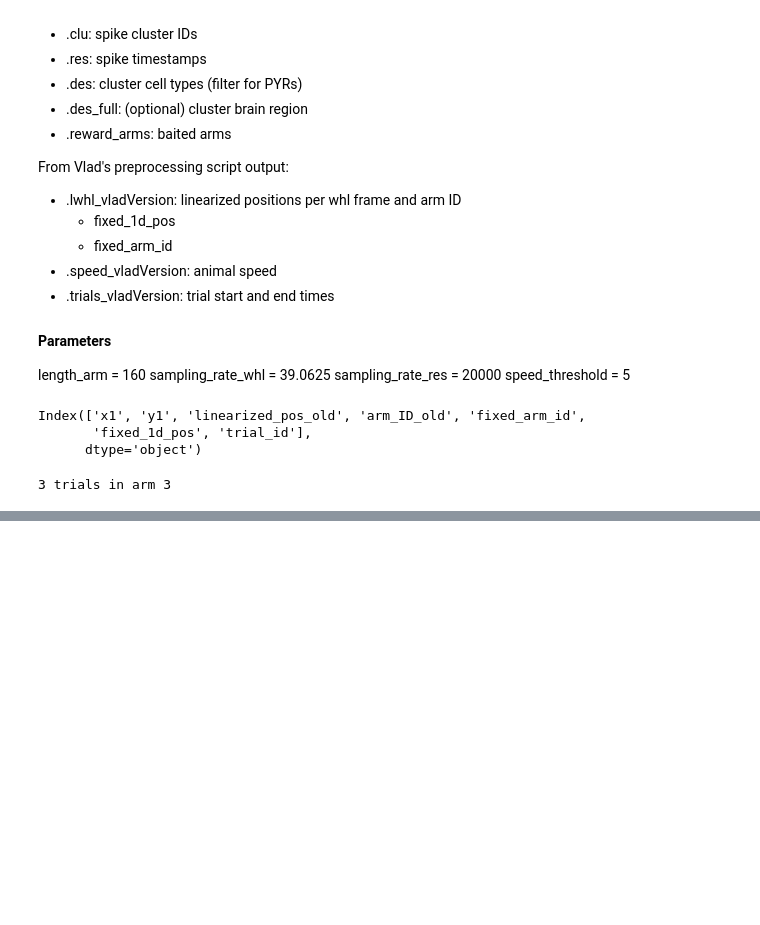
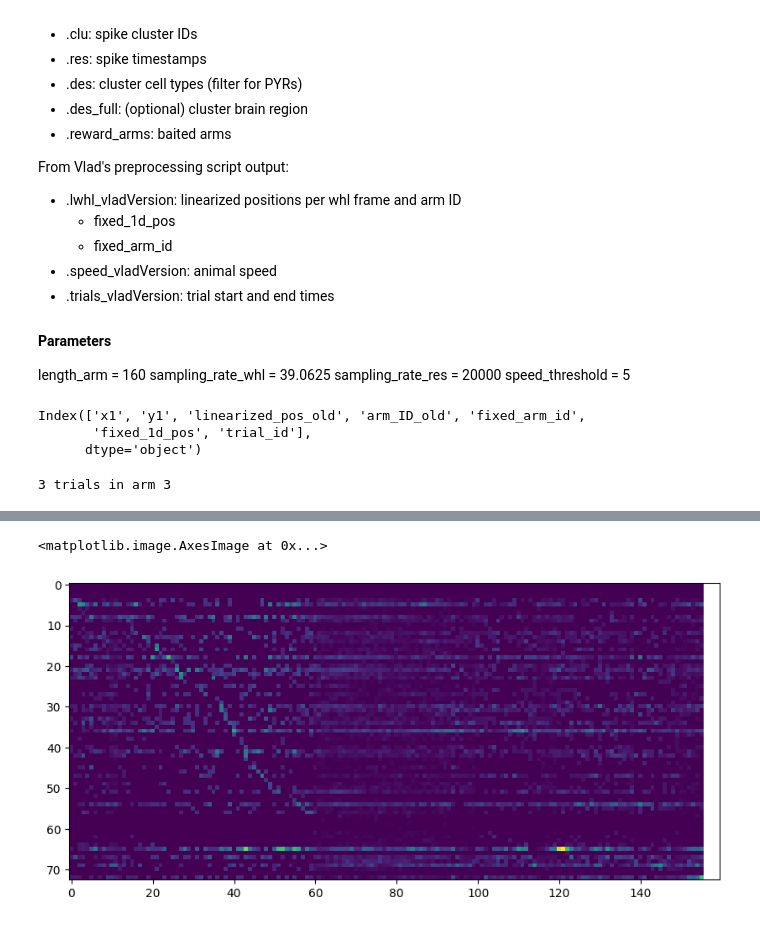
Before and after one commit to acumpelik/mPFC-analysis, a Jupyter notebook: rate_maps.ipynb, the cells around one changed output, grey strips where cells are left out. Saved outputs shown, nothing was run; the diff lists cells and outputs as text; code cells hidden in the pictures; blank space fills up the shorter version.

```diff
--- a/rate_maps.ipynb
+++ b/rate_maps.ipynb
@@ -136,0 +181,74 @@ Text(0.5, 0, 'Time (s)')
+# %%
+##### Rate map #####
+# DONE Make a skeleton of the rate map that's [cells x nbins]
+# Generate an occupancy matrix: time spent per bin
+# Compute the total number of spikes for each cell per bin
+# Divide spikes/occupancy
+# Convert to Hz.
+# Smooth
+# Sort by peak bin
+
+########
+# Isolate PFC PYRs
+pp_mask = des == "pp" # identify pp clusters from des file
+pp_clusters = np.where(pp_mask)[0] # return pp cluster IDs
+spike_mask_pp = pp_mask[clu] # identify pp spikes
+res_pp = res[spike_mask_pp] # return pp timestamps
+clu_pp = clu[spike_mask_pp] # return corresponding pp clusters
+########################
+
+cid_to_row = {cid: i for i, cid in enumerate(pp_ids)}
+
+n_bins = length_arm
+bin_edges = np.arange(n_bins + 1)
+rate_map = np.zeros((n_clusters, n_bins), dtype=float)
+occupancy_map = np.zeros(n_bins, dtype=float)
+spike_counts = np.zeros((n_clusters, n_bins), dtype=float)
+
+for start_frame, end_frame in trial_subset: # in whl sampling rate
+    # occupancy
+    pos = fixed_1d_pos[start_frame:end_frame] # positions visited during trial
+    counts, _ = np.histogram(pos, bins=bin_edges) # counts for each bin
+    occupancy_map += counts / sampling_rate_whl # convert to seconds
+
+    # spikes
+    # convert whl frame indices to res timestamp indices
+    start_res = int(start_frame*sr_conversion)
+    end_res = int(end_frame*sr_conversion)
+    # select spikes that fall within trial
+    mask = (res_pp >= start_res) & (res_pp <= end_res)
+    spike_whl_positions = (res_pp[mask]/sr_conversion).astype(int) # assign each spike to a whl frame/position
+    spike_bins = np.floor(fixed_1d_pos[spike_whl_positions]).astype(int)
+    spike_bins = np.clip(spike_bins, 0, n_bins - 1) # filters out 160 and -1 values; will try without it first
+
+    for cluster_id, bin in zip(clu_pp[mask], spike_bins):
+        row = cid_to_row.get(cluster_id)
+        if row is not None:
+            spike_counts[row][bin] += 1
+        # spike_counts[clu_id_to_row[cluster_id], bin] += 1
+
+valid = occupancy_map >= 0.05
+rate_map = np.full_like(spike_counts, np.nan, dtype=float)
+rate_map[:, valid] = spike_counts[:, valid] / occupancy_map[valid]
+
+# max_fr = np.nanmax(rate_map, axis=1, keepdims=True)
+# max_fr[max_fr == 0] = np.nan #ideally should filter out silent cells beforehand
+#
+# for i, r in enumerate(max_fr, start=1):
+#     print(f"cell {i} max = {r} Hz")
+#
+# rate_map_norm = rate_map / max_fr
+
+peak_bin = np.nanargmax(rate_map,axis=1)
+sort_order = np.argsort(peak_bin)
+rate_sorted = rate_map[sort_order]
+
+# smooth after peak normalizing?
+from scipy.ndimage import gaussian_filter1d
+rate_map_norm = gaussian_filter1d(rate_sorted, sigma=5, axis=1, mode='nearest')
+
+plt.figure(figsize=(10, n_clusters*0.2))
+plt.imshow(rate_sorted, cmap='viridis')
+# %% [output]
+<matplotlib.image.AxesImage at 0x...>
+[figure, added]
```
Also changed, not shown: parts of 6 cells of this notebook.
